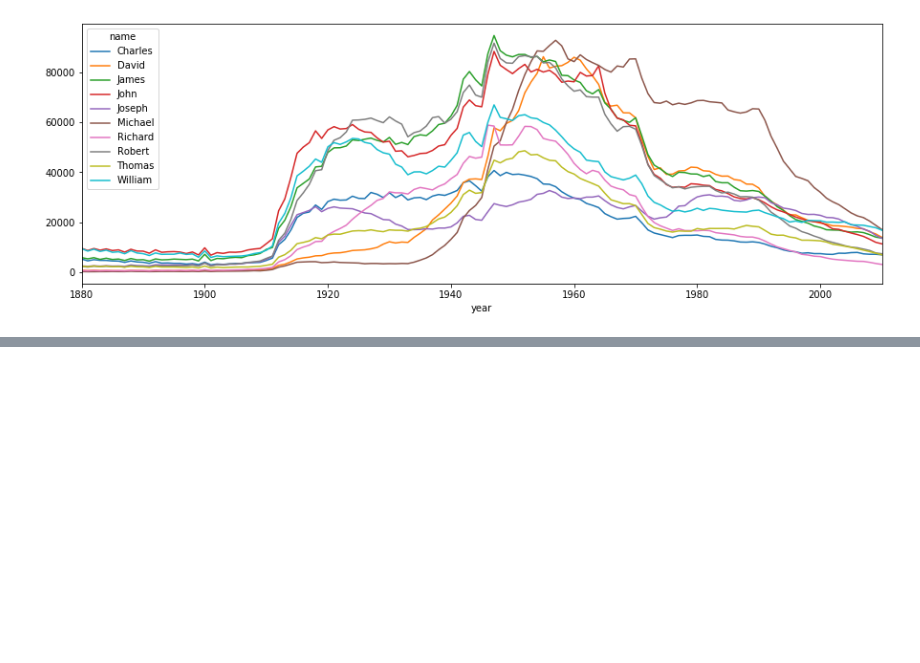
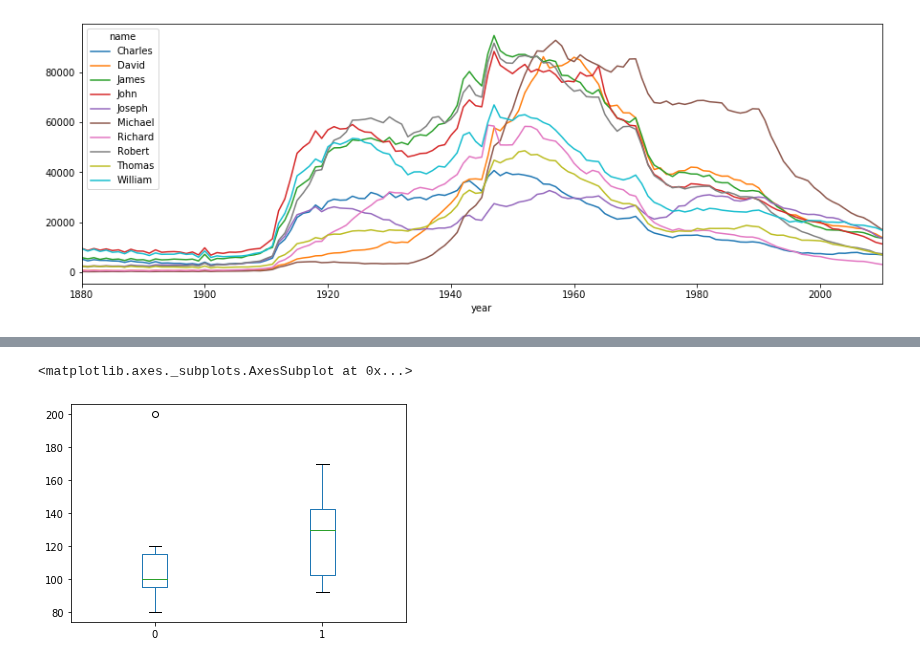
Before and after one commit to ywchiu/taipeifubon, a Jupyter notebook: Demo20200303.ipynb, the cells around one changed output, grey strips where cells are left out. Saved outputs shown, nothing was run; the diff lists cells and outputs as text; code cells hidden in the pictures; blank space fills up the shorter version.

```diff
--- a/Demo20200303.ipynb
+++ b/Demo20200303.ipynb
@@ -322,0 +483,6 @@ df.plot(rot=0, figsize=(15, 5))
+# %%
+salary1 = [80,90,100, 100, 110,120,200]
+salary2 = [92, 95, 110, 130, 150,135,170]
+# %%
+s1 = pandas.Series(salary1)
+s2 = pandas.Series(salary2)
@@ -322,0 +497,7 @@ df.plot(rot=0, figsize=(15, 5))
+# %%
+s_merge = pandas.concat([s1, s2], axis = 1)
+# %%
+s_merge.plot(kind = 'box')
+# %% [output]
+<matplotlib.axes._subplots.AxesSubplot at 0x...>
+[figure, added]
```
Also changed, not shown: parts of 49 cells of this notebook.
